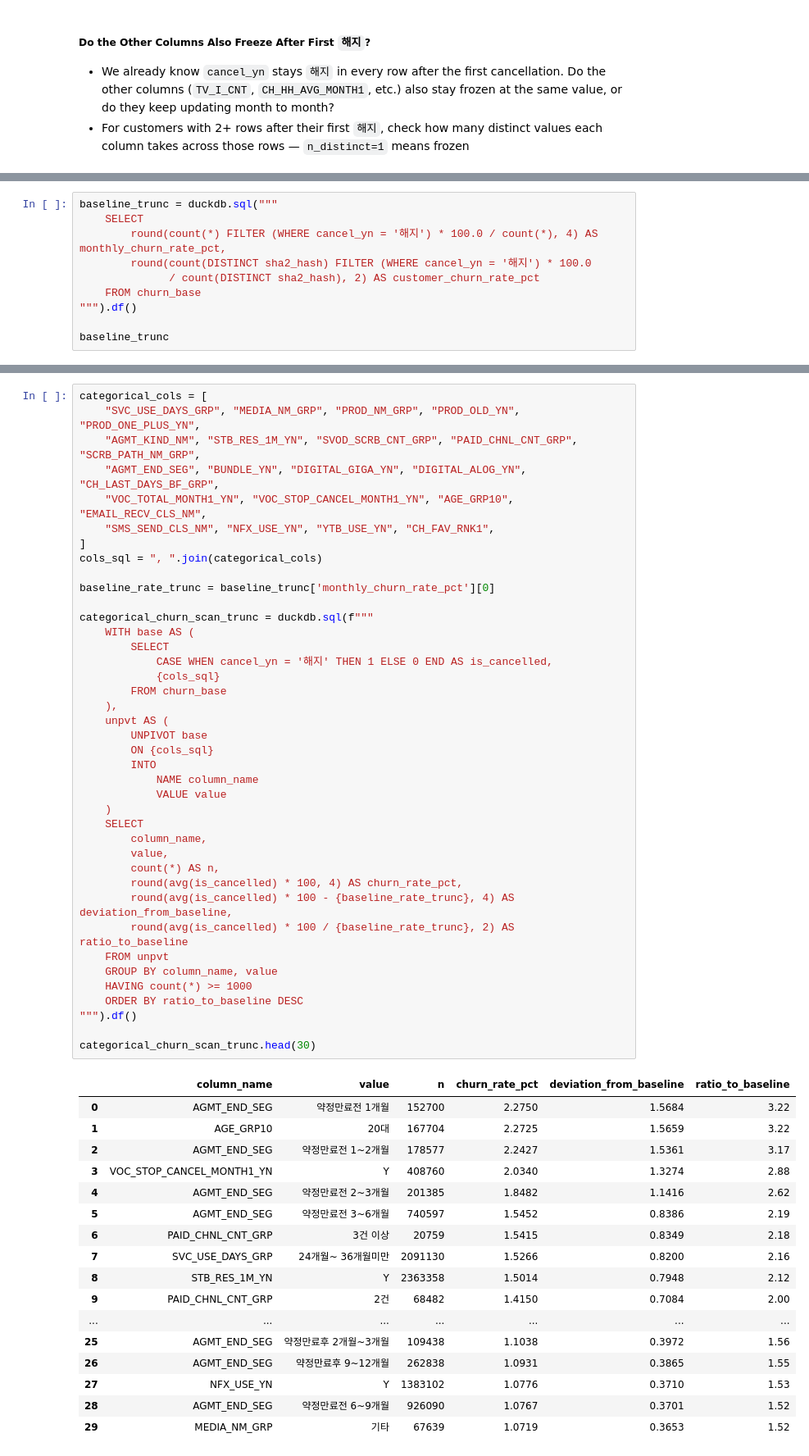
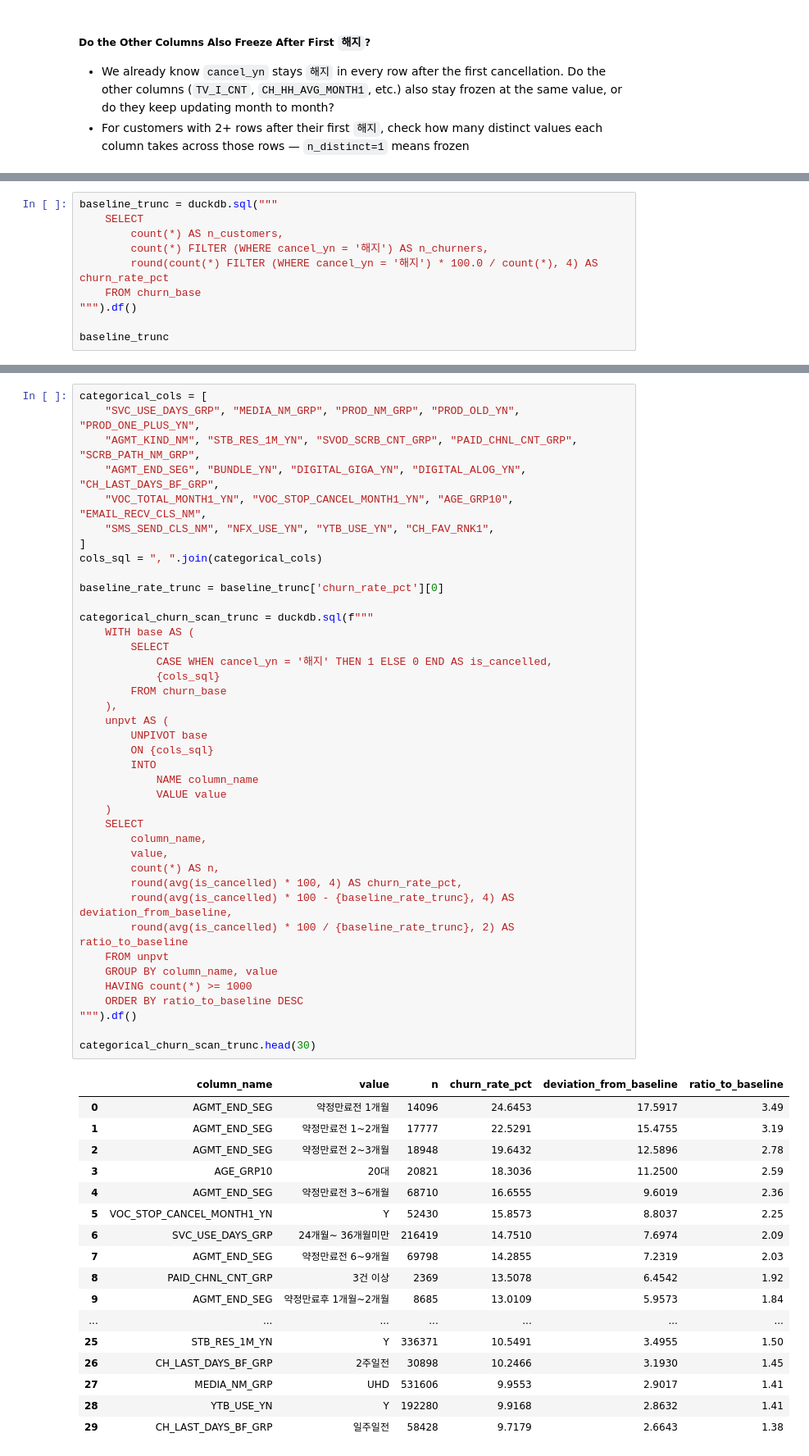
Before and after one commit to IsabelKwon/lg-hellovision-data-quality-analysis, a Jupyter notebook: 06_churn_factors.ipynb, the cells around one changed output, grey strips where cells are left out. Shown at 82% size. Cells and saved outputs as stored; diff of their text form.

```diff
--- a/06_churn_factors.ipynb
+++ b/06_churn_factors.ipynb
@@ -334,9 +337,9 @@ truncate_check
 # %%
 baseline_trunc = duckdb.sql("""
     SELECT
-        round(count(*) FILTER (WHERE cancel_yn = '해지') * 100.0 / count(*), 4) AS monthly_churn_rate_pct,
-        round(count(DISTINCT sha2_hash) FILTER (WHERE cancel_yn = '해지') * 100.0
-              / count(DISTINCT sha2_hash), 2) AS customer_churn_rate_pct
+        count(*) AS n_customers,
+        count(*) FILTER (WHERE cancel_yn = '해지') AS n_churners,
+        round(count(*) FILTER (WHERE cancel_yn = '해지') * 100.0 / count(*), 4) AS churn_rate_pct
     FROM churn_base
 """).df()
 
@@ -354,51 +357,51 @@ categorical_cols = [
 ]
 cols_sql = ", ".join(categorical_cols)
 
-baseline_rate_trunc = baseline_trunc['monthly_churn_rate_pct'][0]
+baseline_rate_trunc = baseline_trunc['churn_rate_pct'][0]
 
 categorical_churn_scan_trunc = duckdb.sql(f"""
     WITH base AS (
         SELECT
             CASE WHEN cancel_yn = '해지' THEN 1 ELSE 0 END AS is_cancelled,
             {cols_sql}
         FROM churn_base
     ),
     unpvt AS (
         UNPIVOT base
         ON {cols_sql}
         INTO
             NAME column_name
             VALUE value
     )
     SELECT
         column_name,
         value,
         count(*) AS n,
         round(avg(is_cancelled) * 100, 4) AS churn_rate_pct,
         round(avg(is_cancelled) * 100 - {baseline_rate_trunc}, 4) AS deviation_from_baseline,
         round(avg(is_cancelled) * 100 / {baseline_rate_trunc}, 2) AS ratio_to_baseline
     FROM unpvt
     GROUP BY column_name, value
     HAVING count(*) >= 1000
     ORDER BY ratio_to_baseline DESC
 """).df()
 
 categorical_churn_scan_trunc.head(30)
 # %% [output]
 |  | column_name | value | n | churn_rate_pct | deviation_from_baseline | ratio_to_baseline |
-| 0 | AGMT_END_SEG | 약정만료전 1개월 | 152700 | 2.2750 | 1.5684 | 3.22 |
-| 1 | AGE_GRP10 | 20대 | 167704 | 2.2725 | 1.5659 | 3.22 |
-| 2 | AGMT_END_SEG | 약정만료전 1~2개월 | 178577 | 2.2427 | 1.5361 | 3.17 |
-| 3 | VOC_STOP_CANCEL_MONTH1_YN | Y | 408760 | 2.0340 | 1.3274 | 2.88 |
-| 4 | AGMT_END_SEG | 약정만료전 2~3개월 | 201385 | 1.8482 | 1.1416 | 2.62 |
-| 5 | AGMT_END_SEG | 약정만료전 3~6개월 | 740597 | 1.5452 | 0.8386 | 2.19 |
-| 6 | PAID_CHNL_CNT_GRP | 3건 이상 | 20759 | 1.5415 | 0.8349 | 2.18 |
-| 7 | SVC_USE_DAYS_GRP | 24개월~ 36개월미만 | 2091130 | 1.5266 | 0.8200 | 2.16 |
-| 8 | STB_RES_1M_YN | Y | 2363358 | 1.5014 | 0.7948 | 2.12 |
-| 9 | PAID_CHNL_CNT_GRP | 2건 | 68482 | 1.4150 | 0.7084 | 2.00 |
+| 0 | AGMT_END_SEG | 약정만료전 1개월 | 14096 | 24.6453 | 17.5917 | 3.49 |
+| 1 | AGMT_END_SEG | 약정만료전 1~2개월 | 17777 | 22.5291 | 15.4755 | 3.19 |
+| 2 | AGMT_END_SEG | 약정만료전 2~3개월 | 18948 | 19.6432 | 12.5896 | 2.78 |
+| 3 | AGE_GRP10 | 20대 | 20821 | 18.3036 | 11.2500 | 2.59 |
+| 4 | AGMT_END_SEG | 약정만료전 3~6개월 | 68710 | 16.6555 | 9.6019 | 2.36 |
+| 5 | VOC_STOP_CANCEL_MONTH1_YN | Y | 52430 | 15.8573 | 8.8037 | 2.25 |
+| 6 | SVC_USE_DAYS_GRP | 24개월~ 36개월미만 | 216419 | 14.7510 | 7.6974 | 2.09 |
+| 7 | AGMT_END_SEG | 약정만료전 6~9개월 | 69798 | 14.2855 | 7.2319 | 2.03 |
+| 8 | PAID_CHNL_CNT_GRP | 3건 이상 | 2369 | 13.5078 | 6.4542 | 1.92 |
+| 9 | AGMT_END_SEG | 약정만료후 1개월~2개월 | 8685 | 13.0109 | 5.9573 | 1.84 |
 | ... | ... | ... | ... | ... | ... | ... |
-| 25 | AGMT_END_SEG | 약정만료후 2개월~3개월 | 109438 | 1.1038 | 0.3972 | 1.56 |
-| 26 | AGMT_END_SEG | 약정만료후 9~12개월 | 262838 | 1.0931 | 0.3865 | 1.55 |
-| 27 | NFX_USE_YN | Y | 1383102 | 1.0776 | 0.3710 | 1.53 |
-| 28 | AGMT_END_SEG | 약정만료전 6~9개월 | 926090 | 1.0767 | 0.3701 | 1.52 |
-| 29 | MEDIA_NM_GRP | 기타 | 67639 | 1.0719 | 0.3653 | 1.52 |
+| 25 | STB_RES_1M_YN | Y | 336371 | 10.5491 | 3.4955 | 1.50 |
+| 26 | CH_LAST_DAYS_BF_GRP | 2주일전 | 30898 | 10.2466 | 3.1930 | 1.45 |
+| 27 | MEDIA_NM_GRP | UHD | 531606 | 9.9553 | 2.9017 | 1.41 |
+| 28 | YTB_USE_YN | Y | 192280 | 9.9168 | 2.8632 | 1.41 |
+| 29 | CH_LAST_DAYS_BF_GRP | 일주일전 | 58428 | 9.7179 | 2.6643 | 1.38 |
```
Also changed, not shown: parts of 38 cells of this notebook, 1 other file.
